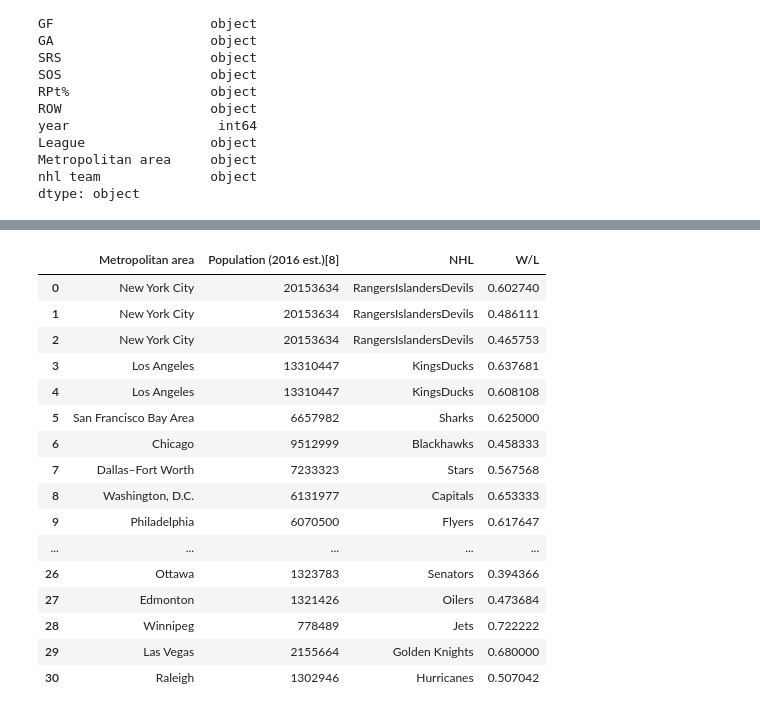
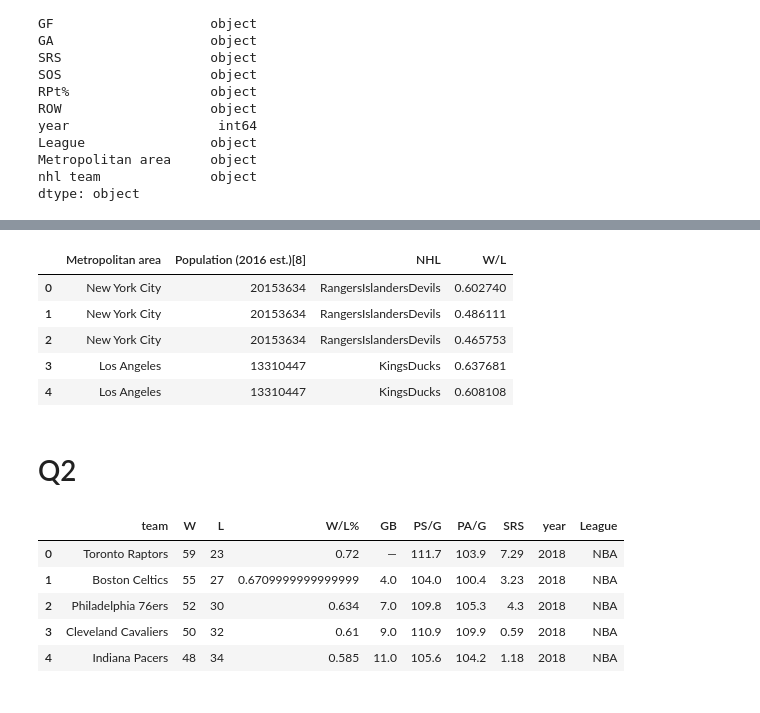
Before and after one commit to farzan1460/Sports_League_Analysis, a Jupyter notebook: Assignment 4.ipynb, the cells around one changed output, grey strips where cells are left out. Drawn from its saved outputs; the diff is of its cells as text; code cells hidden in the pictures.

```diff
--- a/Assignment 4.ipynb
+++ b/Assignment 4.ipynb
@@ -182,22 +99,11 @@ merge_df.head(55)
 # %%
 merge_df=merge_df.dropna()
 merge_df=merge_df.reset_index(drop = True)
-merge_df.head(40)
+merge_df.head()
 # %% [output]
 |  | Metropolitan area | Population (2016 est.)[8] | NHL | W/L |
 | 0 | New York City | 20153634 | RangersIslandersDevils | 0.602740 |
 | 1 | New York City | 20153634 | RangersIslandersDevils | 0.486111 |
 | 2 | New York City | 20153634 | RangersIslandersDevils | 0.465753 |
 | 3 | Los Angeles | 13310447 | KingsDucks | 0.637681 |
 | 4 | Los Angeles | 13310447 | KingsDucks | 0.608108 |
-| 5 | San Francisco Bay Area | 6657982 | Sharks | 0.625000 |
-| 6 | Chicago | 9512999 | Blackhawks | 0.458333 |
-| 7 | Dallas–Fort Worth | 7233323 | Stars | 0.567568 |
-| 8 | Washington, D.C. | 6131977 | Capitals | 0.653333 |
-| 9 | Philadelphia | 6070500 | Flyers | 0.617647 |
-| ... | ... | ... | ... | ... |
-| 26 | Ottawa | 1323783 | Senators | 0.394366 |
-| 27 | Edmonton | 1321426 | Oilers | 0.473684 |
-| 28 | Winnipeg | 778489 | Jets | 0.722222 |
-| 29 | Las Vegas | 2155664 | Golden Knights | 0.680000 |
-| 30 | Raleigh | 1302946 | Hurricanes | 0.507042 |
@@ -203,0 +112,2 @@ merge_df.head(40)
+# %% [markdown]
+# Q2
@@ -203,0 +123,10 @@ merge_df.head(40)
+# %%
+nba_df['team']=nba_df['team'].str.replace('\*\s\(\d\)','')
+nba_df.head()
+# %% [output]
+|  | team | W | L | W/L% | GB | PS/G | PA/G | SRS | year | League |
+| 0 | Toronto Raptors | 59 | 23 | 0.72 | — | 111.7 | 103.9 | 7.29 | 2018 | NBA |
+| 1 | Boston Celtics | 55 | 27 | 0.6709999999999999 | 4.0 | 104.0 | 100.4 | 3.23 | 2018 | NBA |
+| 2 | Philadelphia 76ers | 52 | 30 | 0.634 | 7.0 | 109.8 | 105.3 | 4.3 | 2018 | NBA |
+| 3 | Cleveland Cavaliers | 50 | 32 | 0.61 | 9.0 | 110.9 | 109.9 | 0.59 | 2018 | NBA |
+| 4 | Indiana Pacers | 48 | 34 | 0.585 | 11.0 | 105.6 | 104.2 | 1.18 | 2018 | NBA |
```
Also changed, not shown: parts of 36 cells of this notebook.
